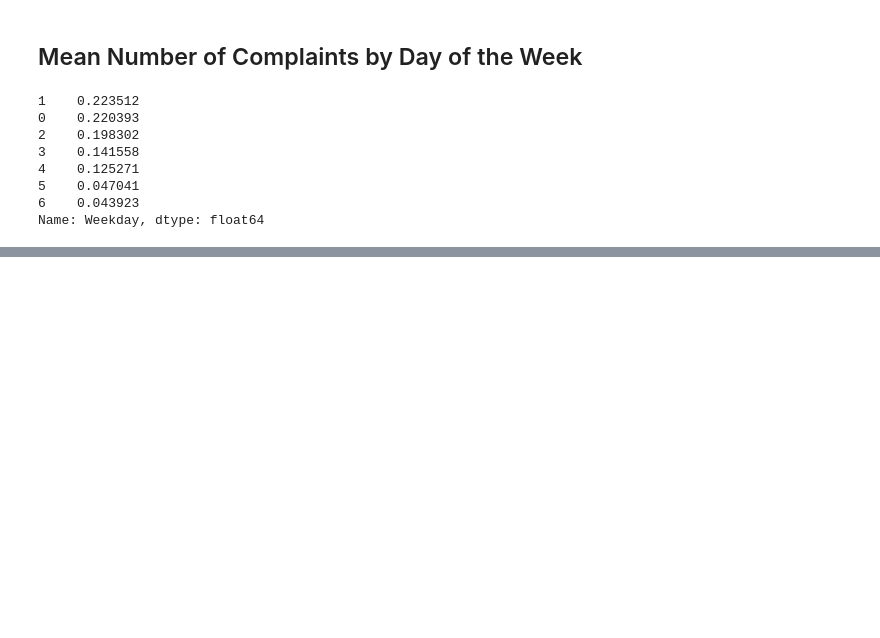
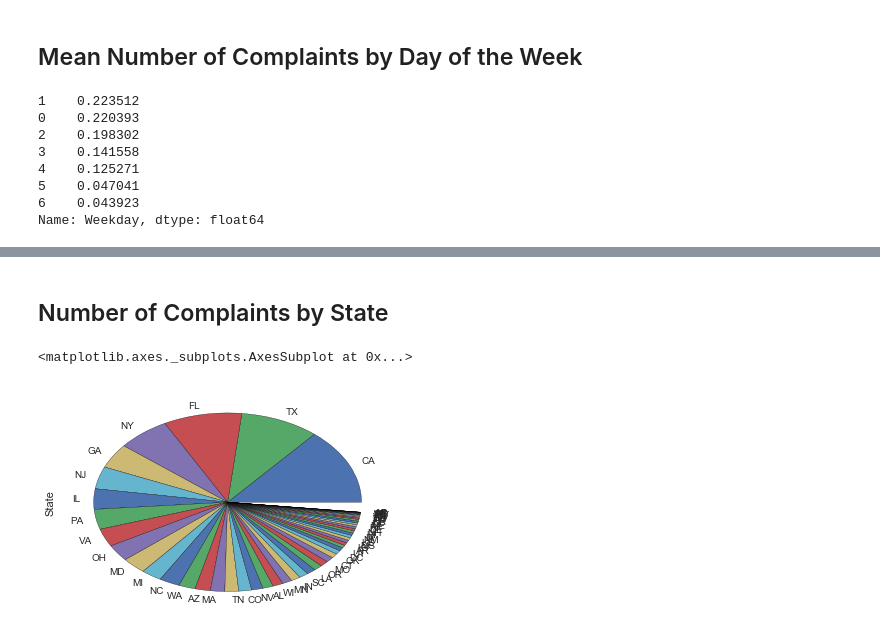
Before and after one commit to njberejan/consumer-complaints, a Jupyter notebook: consumer-complaints.ipynb, the cells around one changed output, grey strips where cells are left out. Drawn from its saved outputs; the diff is of its cells as text; code cells hidden in the pictures; blank space fills up the shorter version.

```diff
--- a/consumer-complaints.ipynb
+++ b/consumer-complaints.ipynb
@@ -192,0 +193,15 @@ graph_vs.plot.barh()
+# %% [markdown]
+## Number of Complaints by State
+# %%
+complaint_and_state = consumer_complaints[['Complaint ID', 'State']]
+# %%
+sorted_complaint_and_state = complaint_and_state.sort_values(by='State')
+# %%
+popped_state = sorted_complaint_and_state.pop('State')
+# %%
+graphy_data = popped_state.value_counts('mean')
+# %%
+graphy_data.plot.pie()
+# %% [output]
+<matplotlib.axes._subplots.AxesSubplot at 0x...>
+[figure, added]
```
Also changed, not shown: parts of 8 cells of this notebook, 1 other file.
